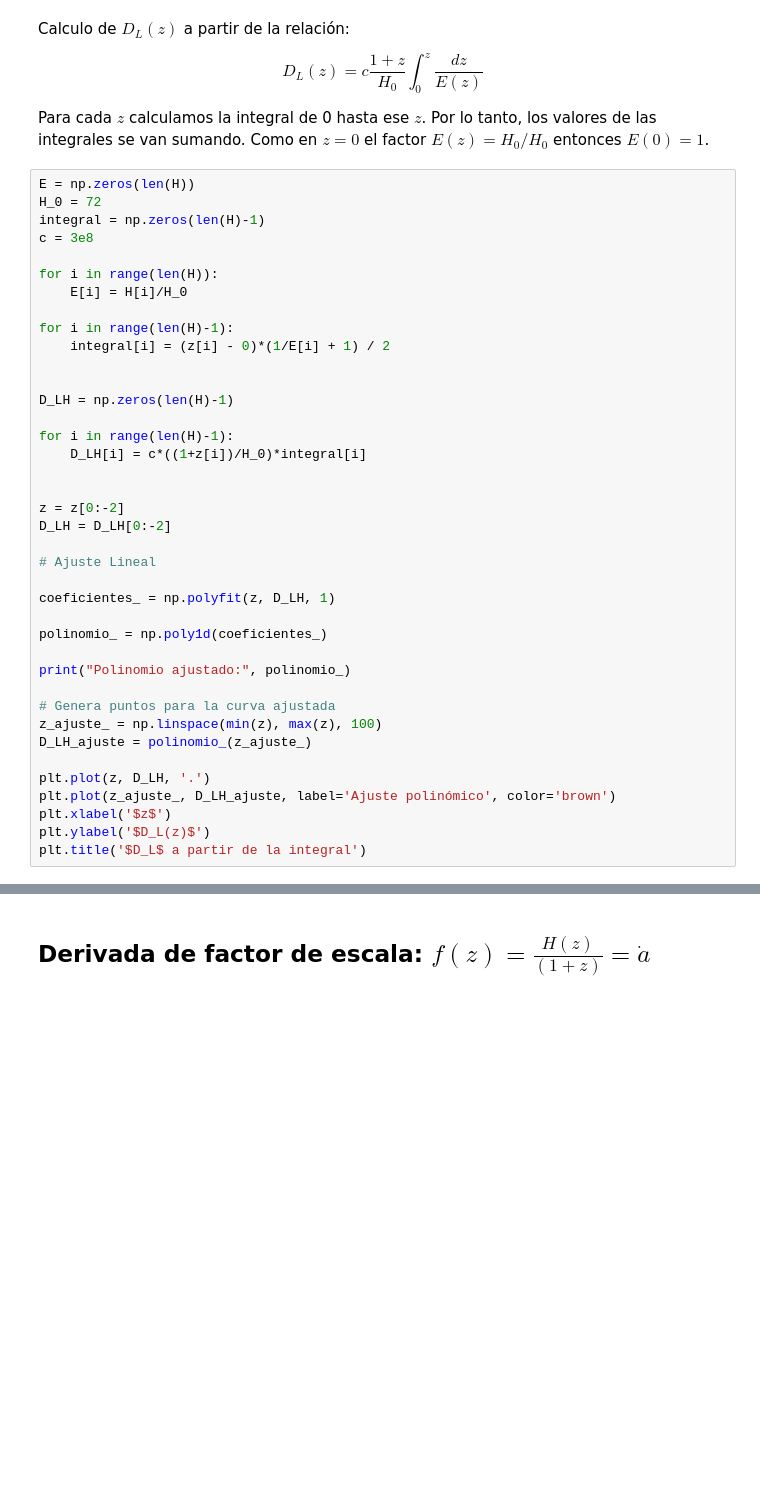
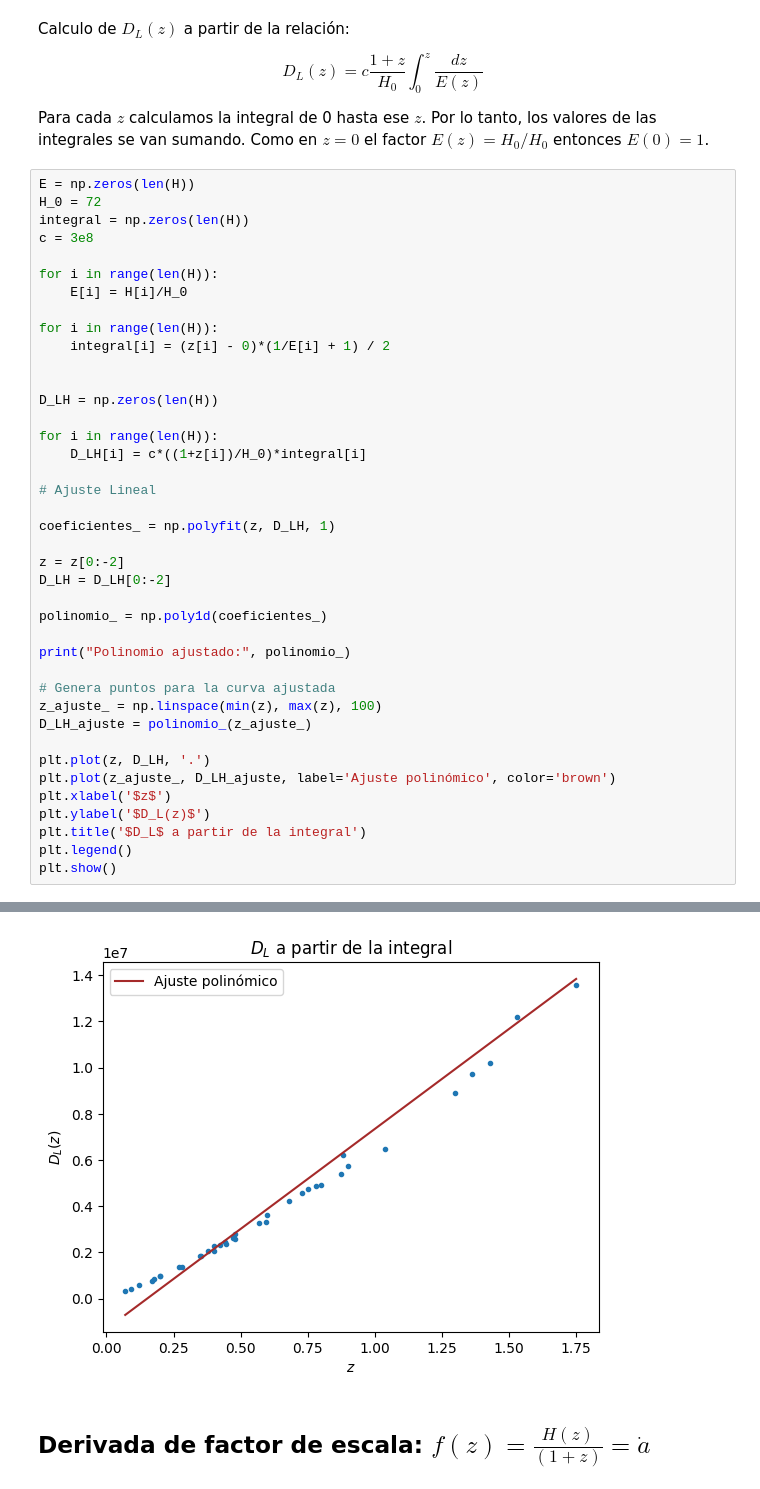
Before and after one commit to XimePS/Practica-DFI, a Jupyter notebook: código práctica dfi.ipynb, the cells around one changed output, grey strips where cells are left out. Cells and saved outputs as stored; diff of their text form; blank space fills up the shorter version.

```diff
--- a/código práctica dfi.ipynb
+++ b/código práctica dfi.ipynb
@@ -83,28 +78,27 @@ Para cada $z$ calculamos la integral de 0 hasta ese $z$. Por lo tanto, los valor
 # %%
 E = np.zeros(len(H))
 H_0 = 72
-integral = np.zeros(len(H)-1)
+integral = np.zeros(len(H))
 c = 3e8
 
 for i in range(len(H)):
     E[i] = H[i]/H_0
 
-for i in range(len(H)-1):
+for i in range(len(H)):
     integral[i] = (z[i] - 0)*(1/E[i] + 1) / 2
 
 
-D_LH = np.zeros(len(H)-1)
+D_LH = np.zeros(len(H))
 
-for i in range(len(H)-1):
+for i in range(len(H)):
     D_LH[i] = c*((1+z[i])/H_0)*integral[i]
-
-
-z = z[0:-2]
-D_LH = D_LH[0:-2]
 
 # Ajuste Lineal
 
 coeficientes_ = np.polyfit(z, D_LH, 1)
+
+z = z[0:-2]
+D_LH = D_LH[0:-2]
 
 polinomio_ = np.poly1d(coeficientes_)
 
@@ -119,4 +113,6 @@ plt.plot(z_ajuste_, D_LH_ajuste, label='Ajuste polinómico', color='brown')
 plt.xlabel('$z$')
 plt.ylabel('$D_L(z)$')
 plt.title('$D_L$ a partir de la integral')
+plt.legend()
+plt.show()
 # %% [output]
@@ -124,3 +121,4 @@ TypeError: expected x and y to have same length
+[figure, added]
 # %% [markdown]
 ## Derivada de factor de escala: $f(z) = \frac{H(z)}{(1+z)} = \dot{a}$
 # %%
```
Also changed, not shown: parts of 2 cells of this notebook.
